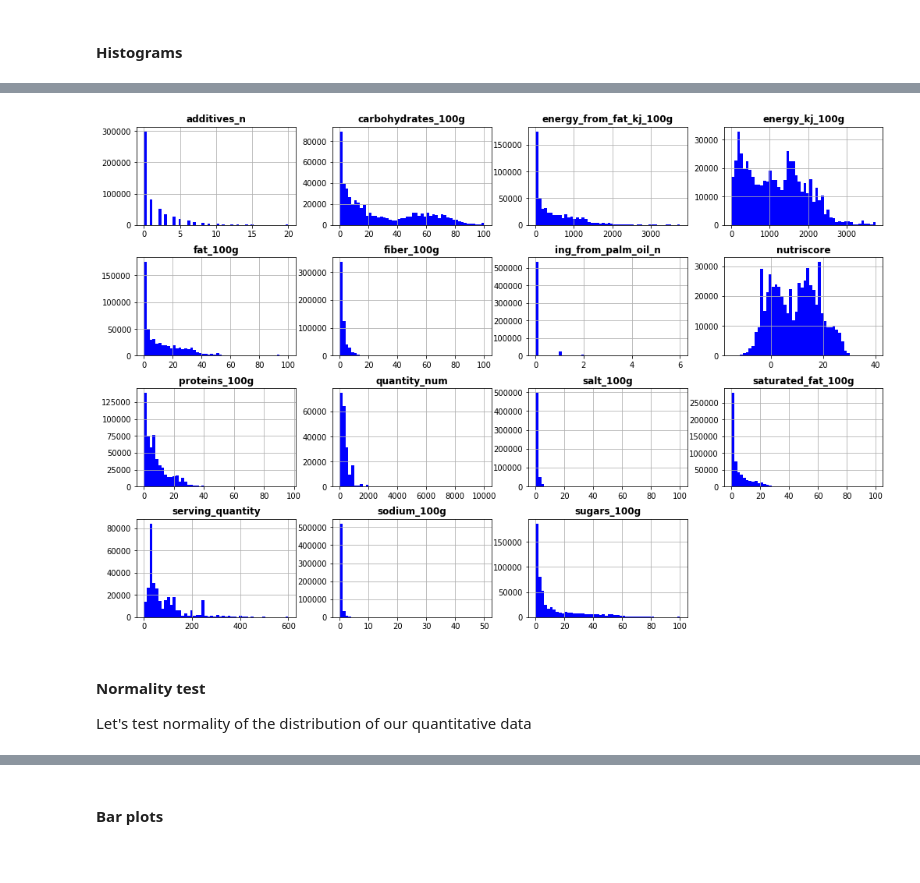
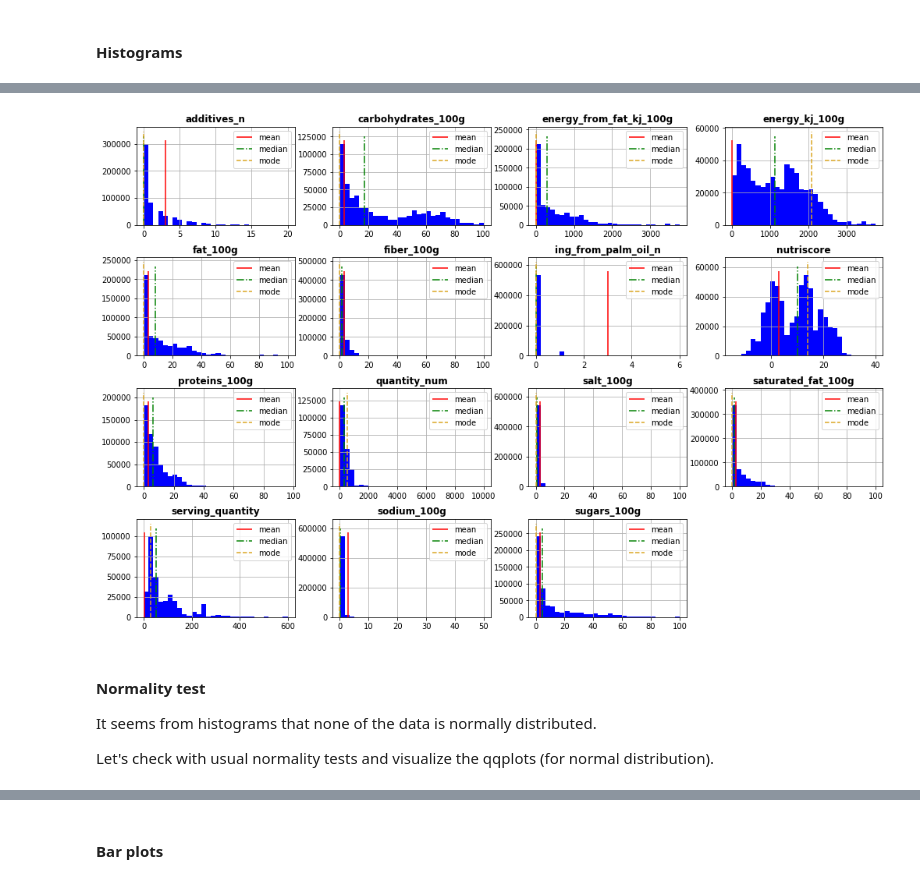
Before and after one commit to SmellyArmure/OC_DS_Project3, a Jupyter notebook: NOTEBOOKS/P3_Analysis.ipynb, the cells around one changed output, grey strips where cells are left out. Drawn from its saved outputs; the diff is of its cells as text; code cells hidden in the pictures.

```diff
--- a/NOTEBOOKS/P3_Analysis.ipynb
+++ b/NOTEBOOKS/P3_Analysis.ipynb
@@ -123,5 +140,5 @@ df['created_datetime'] = pd.to_datetime(df['created_datetime'])
 # %%
-# Checking columns in df
+# # Checking columns in df
 
-for i, c in enumerate(df.columns):
-    print('\n'+c if i % 6 == 0 else c, end=' | ')
+# for i, c in enumerate(df.columns):
+#     print('\n'+c if i % 6 == 0 else c, end=' | ')
@@ -172,4 +173,7 @@ def plot_export_missing(df, cols, n_file, title,
 # %%
 # Temporary (already changed in P3_Cleaning)
 df['additives_n'] = df['additives_n'].clip(0,20)
+# Temporary (not changed yet)
+df['additives_n'] = df['additives_n'].clip(0,20)
+# df['proteins_100g'] = df['additives_n'].where
 # %%
@@ -209,18 +226,20 @@ cols_4_C_ = ['brands_tuple','packaging_tuple']
 # %%
 # Plotting histograms of the main quantitative continuous columns
 
-quant_cols = cols_1_Q + cols_2_Q + cols_3_Q + cols_4_Q
-# fig = plt.figure(figsize=(14,10))
-fig = df[quant_cols].hist(figsize=(18,6), bins=50, color='b',
+fig = df[quant_cols].hist(figsize=(18,6), bins=30, color='b',
                         xlabelsize=10, ylabelsize=10);
-[x.title.set_fontweight('bold') for x in fig.ravel()];
+
+for ax, c in zip(fig.ravel(), sorted(quant_cols)):
+    ax.vlines(3, *ax.get_ylim(),  color='red', ls='-', lw=1.5)
+    ax.vlines(df[c].median(), *ax.get_ylim(), color='green', ls='-.', lw=1.5)
+    ax.vlines(df[c].mode()[0], *ax.get_ylim(), color='goldenrod', ls='--', lw=1.5)
+    ax.legend(['mean', 'median', 'mode'])
+
+[ax.title.set_fontweight('bold') for ax in fig.ravel()];
 plt.tight_layout(w_pad=1, h_pad=-0.8)
 plt.gcf().set_size_inches(14,10)
+
 # plt.savefig(os.getcwd()+'/FIG/'+'A_1_1_histograms.png', dpi=400);
 plt.show()
 # %% [output]
-[figure, old version]
+[figure, new version]
-# %% [markdown]
-#### Normality test
-
-Let's test normality of the distribution of our quantitative data
@@ -229,3 +246,9 @@ quant_cols = cols_1_Q + cols_2_Q + cols_3_Q + cols_4_Q
+# %% [markdown]
+#### Normality test
+
+It seems from histograms that none of the data is normally distributed.
+
+Let's check with usual normality tests and visualize the qqplots (for normal distribution).
 # %%
 # Normality Tests
 
```
Also changed, not shown: parts of 117 cells of this notebook, 35 other files.
